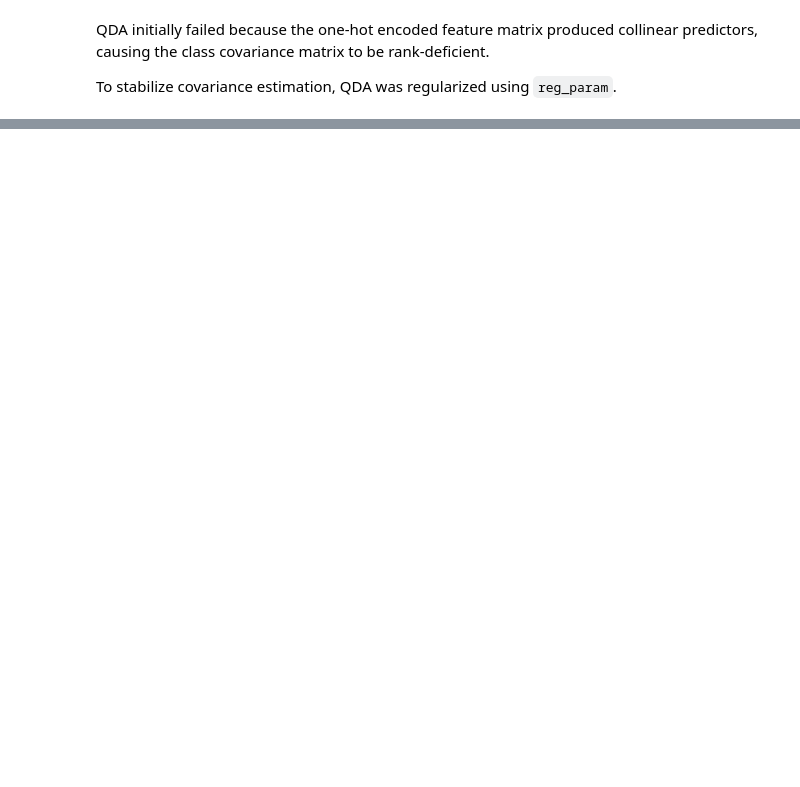
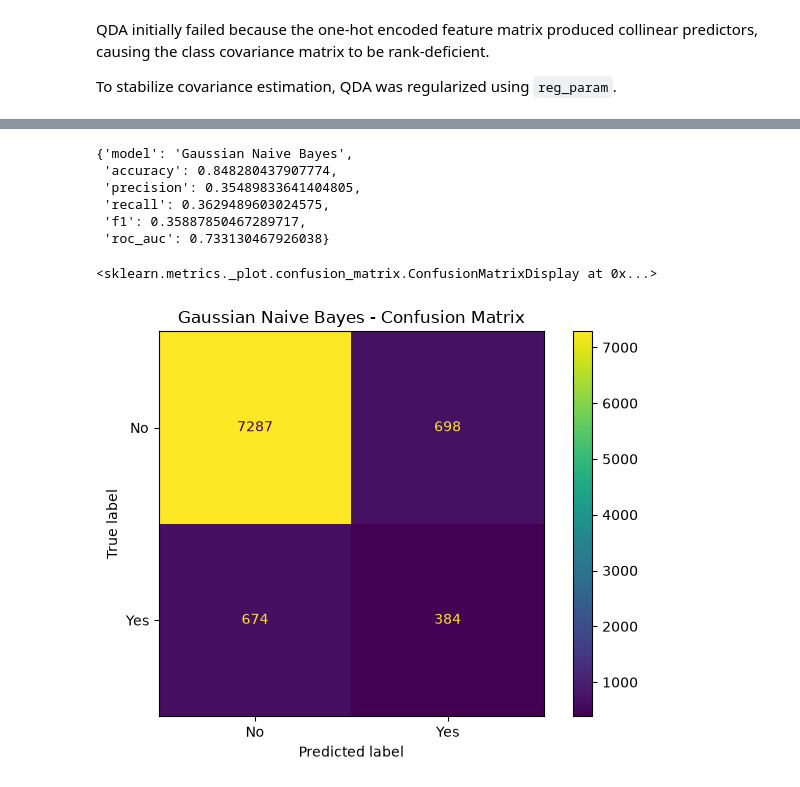
Before and after one commit to TilokJahan/BankMarketingMachineLearningProject, a Jupyter notebook: notebooks/03_modeling.ipynb, the cells around one changed output, grey strips where cells are left out. Drawn from its saved outputs; the diff is of its cells as text; code cells hidden in the pictures; blank space fills up the shorter version.

```diff
--- a/notebooks/03_modeling.ipynb
+++ b/notebooks/03_modeling.ipynb
@@ -317,0 +412,22 @@ To stabilize covariance estimation, QDA was regularized using `reg_param`.
+# %%
+gnb_model = student3_models[
+    "Gaussian Naive Bayes"
+]
+# %%
+gnb_pipeline = Pipeline(
+    steps=[
+        (
+            "preprocessor",
+            gnb_preprocessor,
+        ),
+        (
+            "classifier",
+            gnb_model,
+        ),
+    ]
+)
+# %%
+gnb_pipeline.fit(
+    X_train_model,
+    y_train_model,
+)
@@ -317,0 +454,33 @@ To stabilize covariance estimation, QDA was regularized using `reg_param`.
+# %%
+gnb_predictions = gnb_pipeline.predict(
+    X_test_model
+)
+
+gnb_probabilities = gnb_pipeline.predict_proba(
+    X_test_model
+)[:, 1]
+# %%
+gnb_results = evaluate_binary_classifier(
+    model_name="Gaussian Naive Bayes",
+    y_true=y_test_model,
+    y_pred=gnb_predictions,
+    y_score=gnb_probabilities,
+)
+
+gnb_results
+# %% [output]
+{'model': 'Gaussian Naive Bayes',
+ 'accuracy': 0.848280437907774,
+ 'precision': 0.35489833641404805,
+ 'recall': 0.3629489603024575,
+ 'f1': 0.35887850467289717,
+ 'roc_auc': 0.733130467926038}
+# %%
+plot_confusion_matrix(
+    y_true=y_test_model,
+    y_pred=gnb_predictions,
+    model_name="Gaussian Naive Bayes",
+)
+# %% [output]
+<sklearn.metrics._plot.confusion_matrix.ConfusionMatrixDisplay at 0x...>
+[figure, added]
```
Also changed, not shown: parts of 14 cells of this notebook.
